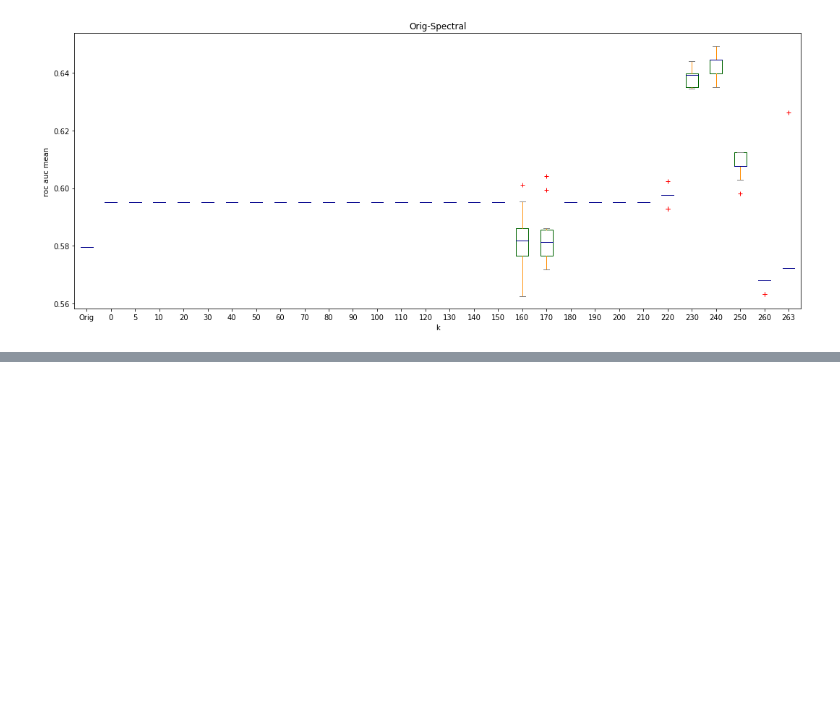
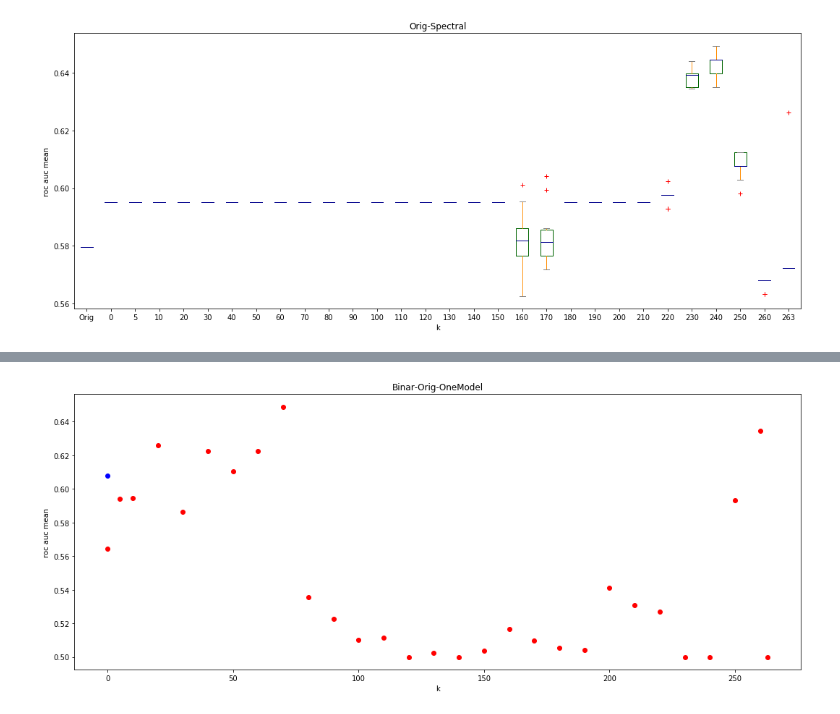
Before and after one commit to Tismoney/PRNI2016, a Jupyter notebook: ResultProcessing-ver2.0.ipynb, the cells around one changed output, grey strips where cells are left out. Cells and saved outputs as stored; diff of their text form; code cells hidden in the pictures; blank space fills up the shorter version.

```diff
--- a/ResultProcessing-ver2.0.ipynb
+++ b/ResultProcessing-ver2.0.ipynb
@@ -60,0 +102,4 @@ Go_plot('Orig-Spectral_ofTheBest/result_control.csv', 'Orig-Spectral')
+# %%
+Go_plot('Binar-Orig_ofTheBest/result_control.csv', 'Binar-Orig-OneModel')
+# %% [output]
+[figure, added]
```
Also changed, not shown: parts of 19 cells of this notebook.
